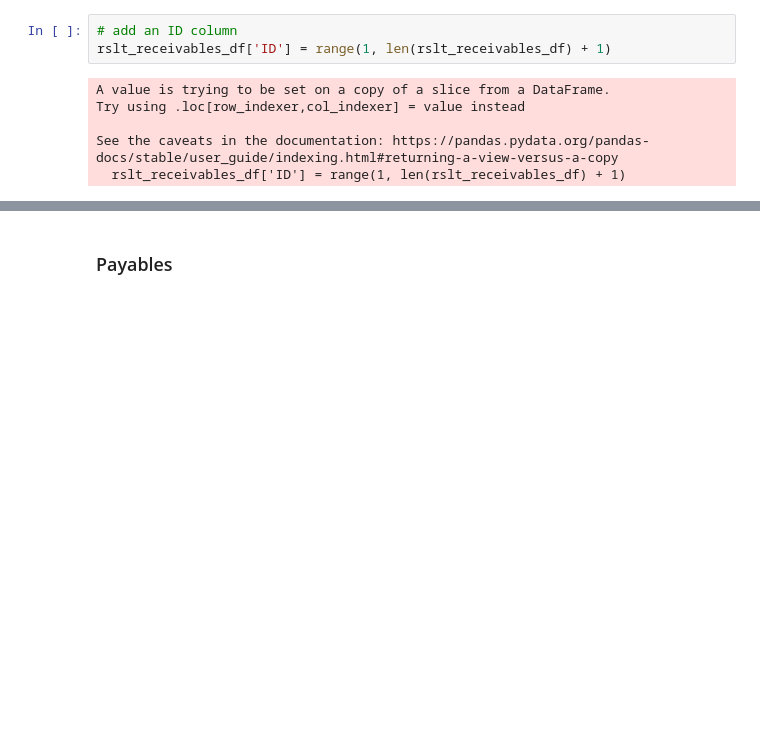
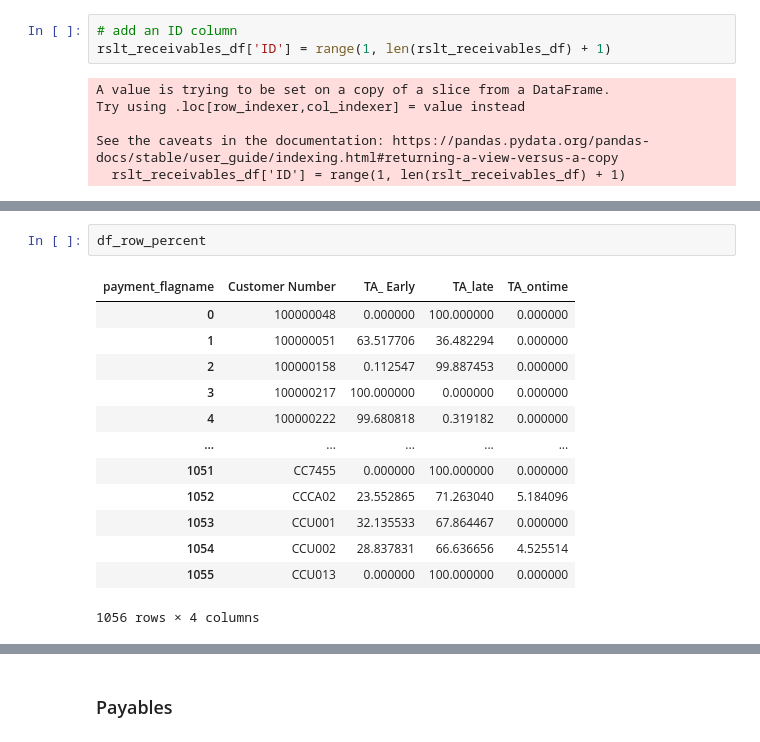
Before and after one commit to esipil/working-capital-optimization, a Jupyter notebook: index.ipynb, the cells around one changed output, grey strips where cells are left out. Saved outputs shown, nothing was run; the diff lists cells and outputs as text; blank space fills up the shorter version.

```diff
--- a/index.ipynb
+++ b/index.ipynb
@@ -447,0 +545,16 @@ Name: count, Length: 1056, dtype: int64
+# %%
+df_row_percent
+# %% [output]
+| payment_flagname | Customer Number | TA_ Early | TA_late | TA_ontime |
+| 0 | 100000048 | 0.000000 | 100.000000 | 0.000000 |
+| 1 | 100000051 | 63.517706 | 36.482294 | 0.000000 |
+| 2 | 100000158 | 0.112547 | 99.887453 | 0.000000 |
+| 3 | 100000217 | 100.000000 | 0.000000 | 0.000000 |
+| 4 | 100000222 | 99.680818 | 0.319182 | 0.000000 |
+| ... | ... | ... | ... | ... |
+| 1051 | CC7455 | 0.000000 | 100.000000 | 0.000000 |
+| 1052 | CCCA02 | 23.552865 | 71.263040 | 5.184096 |
+| 1053 | CCU001 | 32.135533 | 67.864467 | 0.000000 |
+| 1054 | CCU002 | 28.837831 | 66.636656 | 4.525514 |
+| 1055 | CCU013 | 0.000000 | 100.000000 | 0.000000 |
+1056 rows × 4 columns
```
Also changed, not shown: parts of 22 cells of this notebook.
